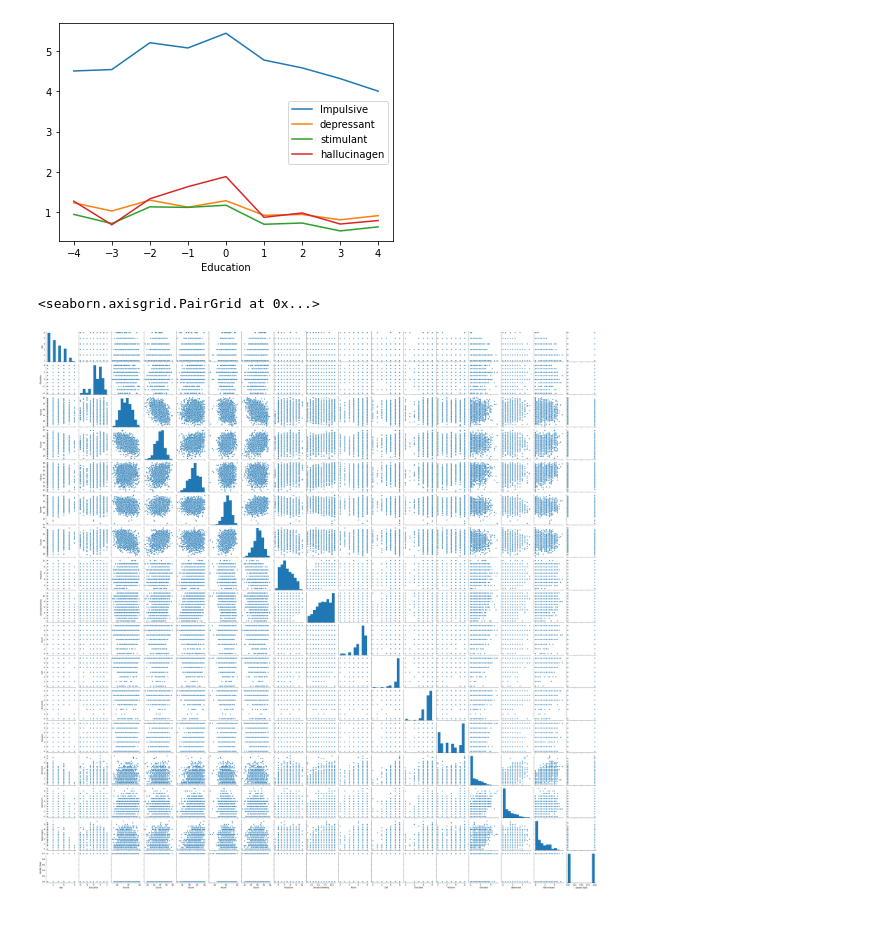
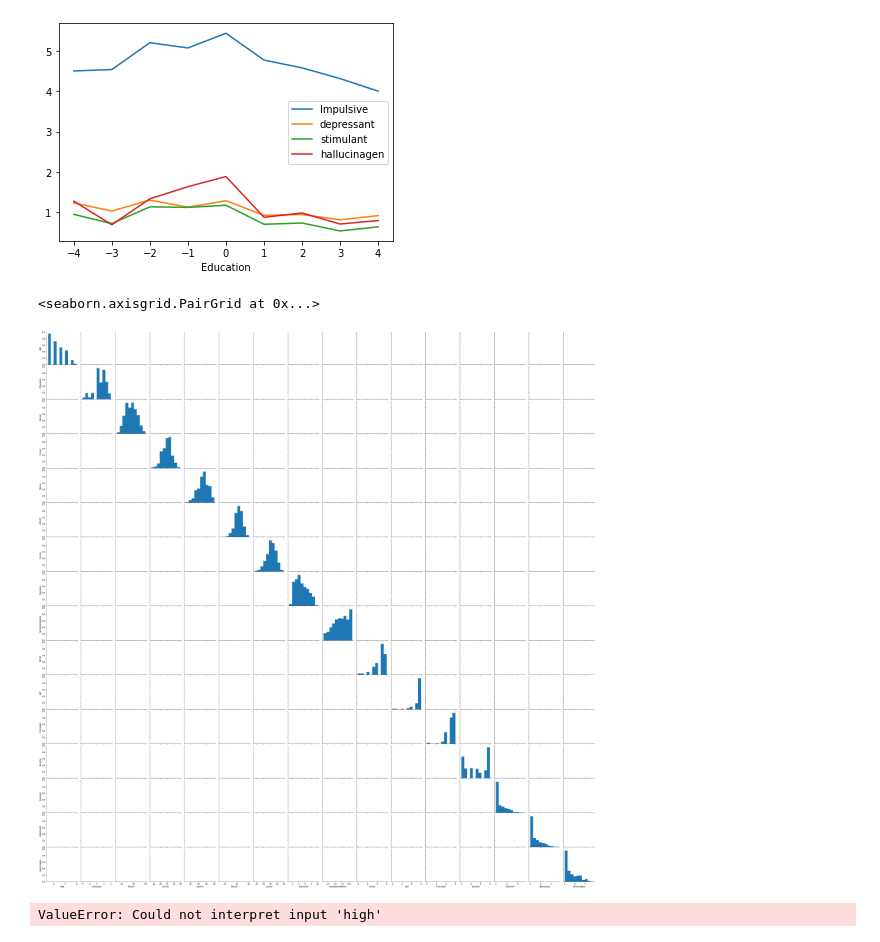
Before and after one commit to AmirMEdris/PredictingDrugUse, a Jupyter notebook: Data Visualization.ipynb, the cells around one changed output. Drawn from its saved outputs; the diff is of its cells as text; code cells hidden in the pictures.

```diff
--- a/Data Visualization.ipynb
+++ b/Data Visualization.ipynb
@@ -79,8 +85,17 @@ df.groupby('Education')[['Impulsive','depressant','stimulant','hallucinagen']].m
 <matplotlib.axes._subplots.AxesSubplot at 0x...>
 [figure]
 # %%
-sns.pairplot(df)
+sns.pairplot(df,kind = 'jointplot')
 # %% [output]
 <seaborn.axisgrid.PairGrid at 0x...>
-[figure, old version]
+[figure, new version]
+# %%
+df2 = df
+# df2['stimulant'] = df['stimulant'].apply(lambda x: 'low' if x < 3 else 'high' )
+df2 = df2[df2['stimulant'] == 'high'].drop('stimulant', axis =1)
+ax = sns.barplot(x = 'stimulant' , y = ['Nscore','Escore','Oscore','Ascore','Cscore'], hue = 'high',data = df )
+# ax = sns.barplot(data = df[['Nscore','Escore','Oscore','Ascore','Cscore']])
+# sns.barplot(x = ['Nscore','Escore','Oscore','Ascore','Cscore'],y = df2.values[0]),sns.barplot(x = ['Nscore','Escore','Oscore','Ascore','Cscore'],y = df2.values[1])
+# %% [output]
+ValueError: Could not interpret input 'high'
 # %%
```
Also changed, not shown: parts of 8 cells of this notebook, 26 other files.
